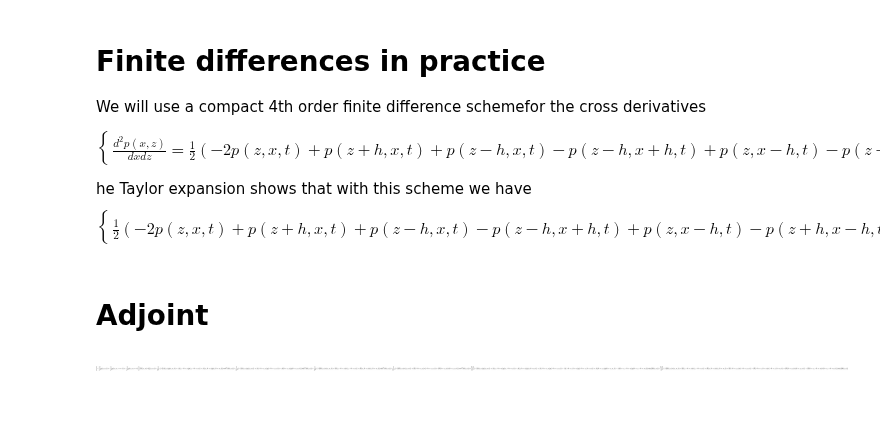
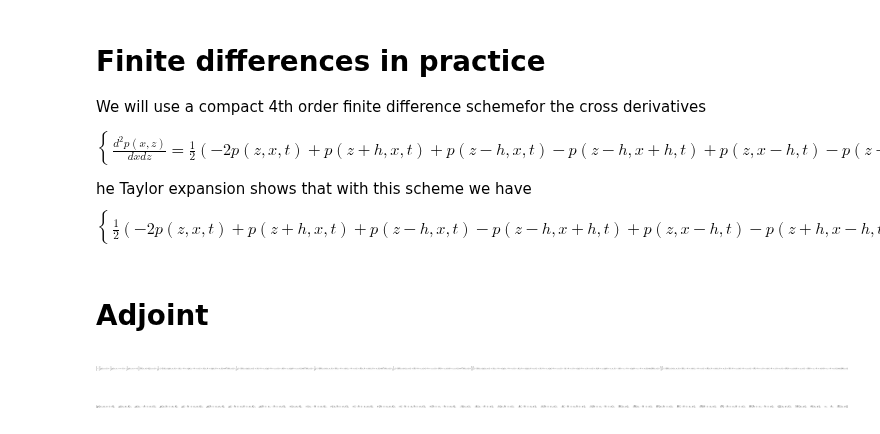
Before and after one commit to devitocodes/notebooks, a Jupyter notebook: AcousticFWI/TTI2D_mathiasFD.ipynb, the cells around one changed output. Cells and saved outputs as stored; diff of their text form; code cells hidden in the pictures; blank space fills up the shorter version.

```diff
--- a/AcousticFWI/TTI2D_mathiasFD.ipynb
+++ b/AcousticFWI/TTI2D_mathiasFD.ipynb
@@ -462,6 +462,10 @@ arglambra=(r(z,x,t+s),
           s,
           h,
           e)
+# %%
+arglambpa
+# %% [output]
+[figure, added]
 # %%
 stencilpa =solve(wavepa,p(z,x,t-s),simplify=False)[0]
 tspa=lambdify(arglambpa,  stencilpa,  "numpy")
```
Also changed, not shown: parts of 4 cells of this notebook, 2 other files.
